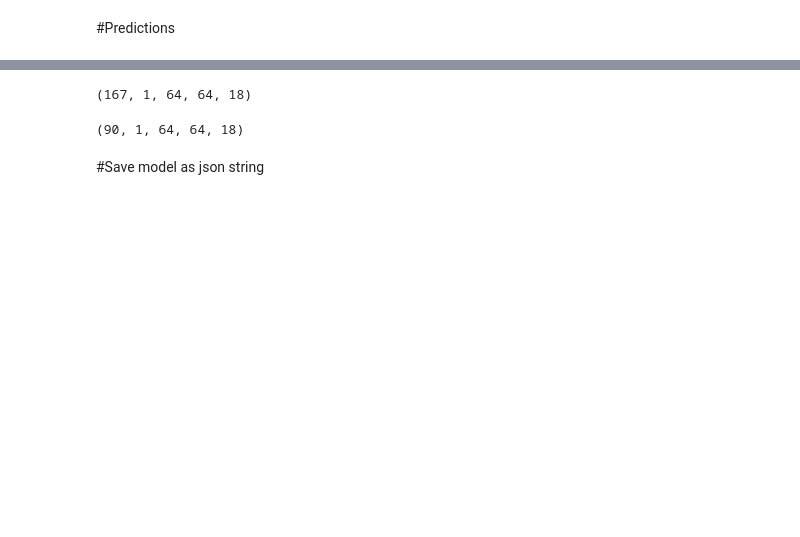
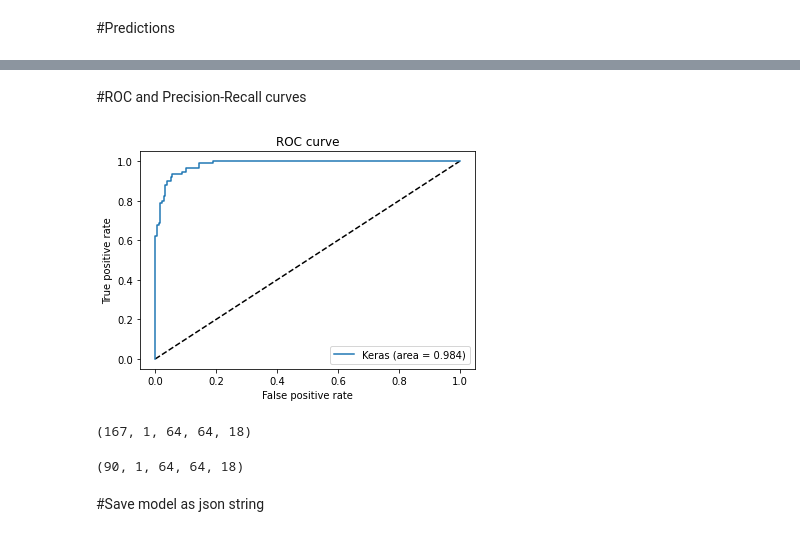
Before and after one commit to natzasu13/microexpresion-recognition, a Jupyter notebook: Microexpression_recognition_MicroExpSTCNN_CASMEII_Maestria.ipynb, the cells around one changed output, grey strips where cells are left out. Drawn from its saved outputs; the diff is of its cells as text; code cells hidden in the pictures; blank space fills up the shorter version.

```diff
--- a/Microexpression_recognition_MicroExpSTCNN_CASMEII_Maestria.ipynb
+++ b/Microexpression_recognition_MicroExpSTCNN_CASMEII_Maestria.ipynb
@@ -340,3 +363,41 @@ weighted avg       0.92      0.91      0.91        90
+# %% [markdown]
+#ROC and Precision-Recall curves
+# %%
+X_train = train_images
+y_train = train_labels
+X_test = validation_images
+Y_test = validation_labels
+
+
+
+#https://webmonkez.com/questions/1637057/como-encontrar-la-curva-roc-y-la-puntuacion-auc-del-modelo-cnn-keras
+
+import numpy as np
+from sklearn import metrics
+
+prediction = model.predict(validation_images)
+
+
+
+from sklearn.metrics import roc_curve
+y_pred_keras = model.predict(X_test).ravel()
+fpr_keras, tpr_keras, thresholds_keras = roc_curve(Y_test.ravel(), y_pred_keras)
+
+from sklearn.metrics import auc
+auc_keras = auc(fpr_keras, tpr_keras)
+
+import matplotlib.pyplot as plt
+plt.figure(1)
+plt.plot([0, 1], [0, 1], 'k--')
+plt.plot(fpr_keras, tpr_keras, label='Keras (area = {:.3f})'.format(auc_keras))
+#plt.plot(fpr_rf, tpr_rf, label='RF (area = {:.3f})'.format(auc_rf))
+plt.xlabel('False positive rate')
+plt.ylabel('True positive rate')
+plt.title('ROC curve')
+plt.legend(loc='best')
+plt.show()
+# %% [output]
+[figure, added]
 # %%
 train_images.shape
 # %% [output]
```
Also changed, not shown: parts of 4 cells of this notebook.
